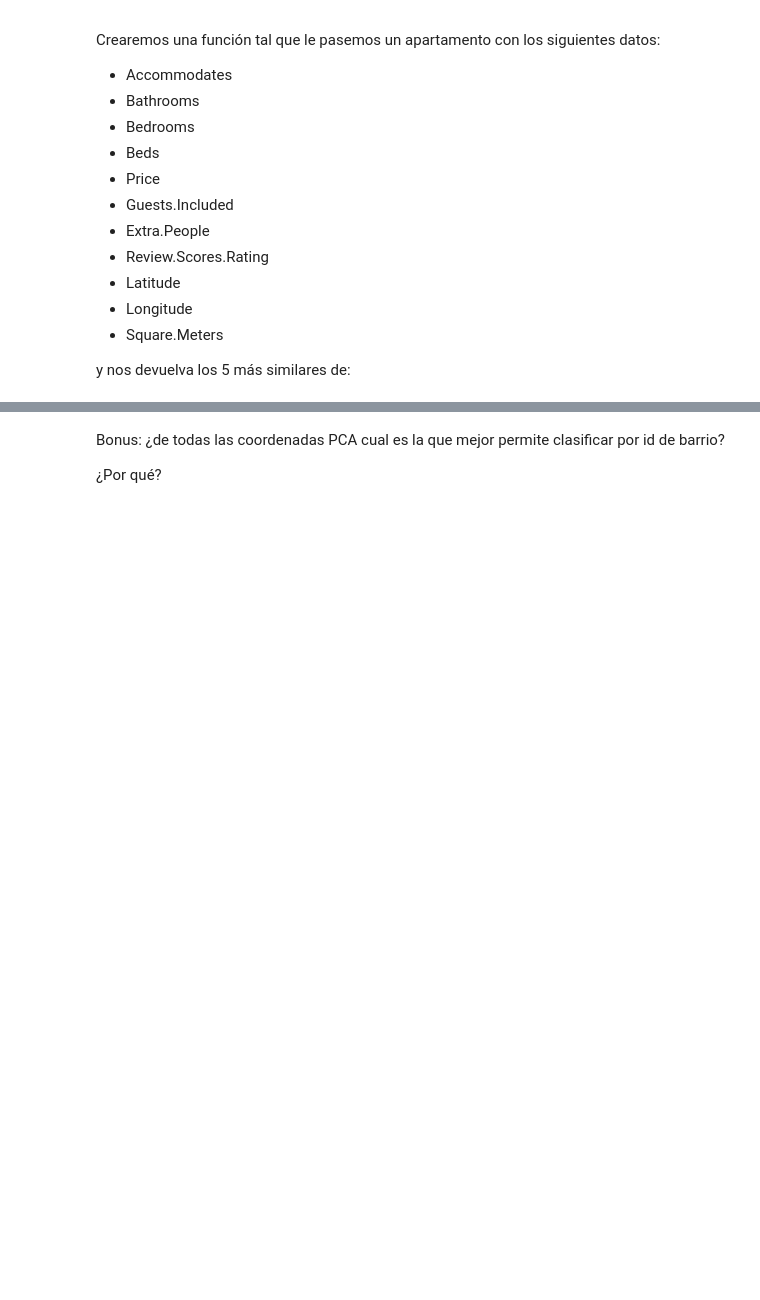
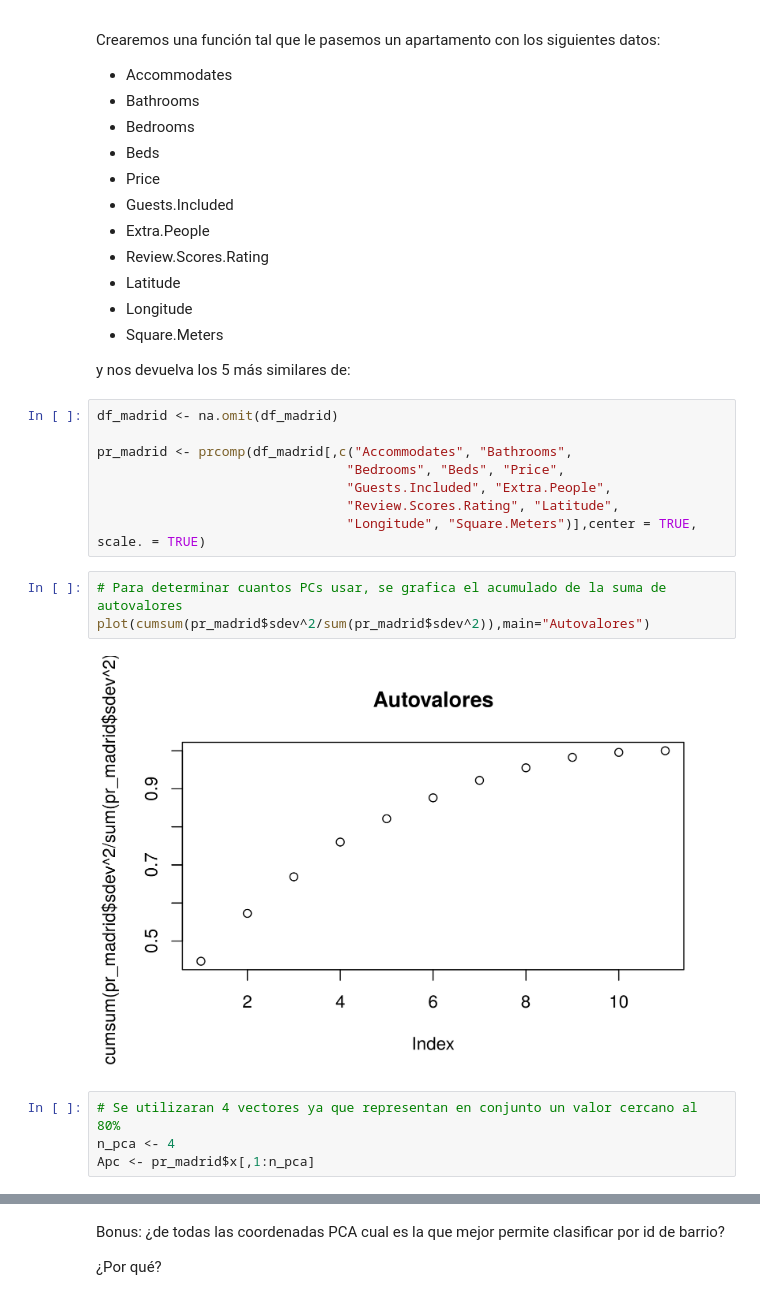
Before and after one commit to bernikrn/data-mining-practica, a Jupyter notebook: Practica-BernardoKoron.ipynb, the cells around one changed output, grey strips where cells are left out. Saved outputs shown, nothing was run; the diff lists cells and outputs as text; blank space fills up the shorter version.

```diff
--- a/Practica-BernardoKoron.ipynb
+++ b/Practica-BernardoKoron.ipynb
@@ -399,3 +366,20 @@ Crearemos una función tal que le pasemos un apartamento con los siguientes dato
 * Square.Meters
 
 y nos devuelva los 5 más similares de:
+# %%
+df_madrid <- na.omit(df_madrid)
+
+pr_madrid <- prcomp(df_madrid[,c("Accommodates", "Bathrooms",
+                                "Bedrooms", "Beds", "Price",
+                                "Guests.Included", "Extra.People",
+                                "Review.Scores.Rating", "Latitude",
+                                "Longitude", "Square.Meters")],center = TRUE, scale. = TRUE)
+# %%
+# Para determinar cuantos PCs usar, se grafica el acumulado de la suma de autovalores
+plot(cumsum(pr_madrid$sdev^2/sum(pr_madrid$sdev^2)),main="Autovalores")
+# %% [output]
+[figure, added]
+# %%
+# Se utilizaran 4 vectores ya que representan en conjunto un valor cercano al 80%
+n_pca <- 4
+Apc <- pr_madrid$x[,1:n_pca]
```
Also changed, not shown: parts of 8 cells of this notebook.
